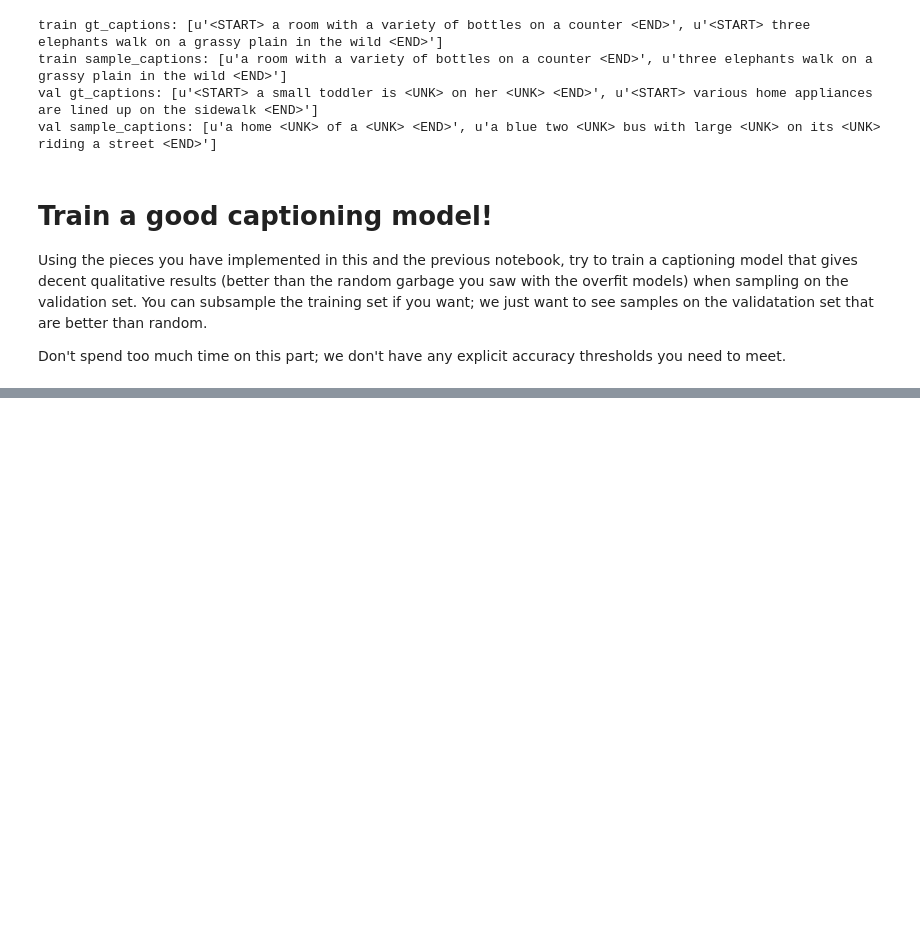
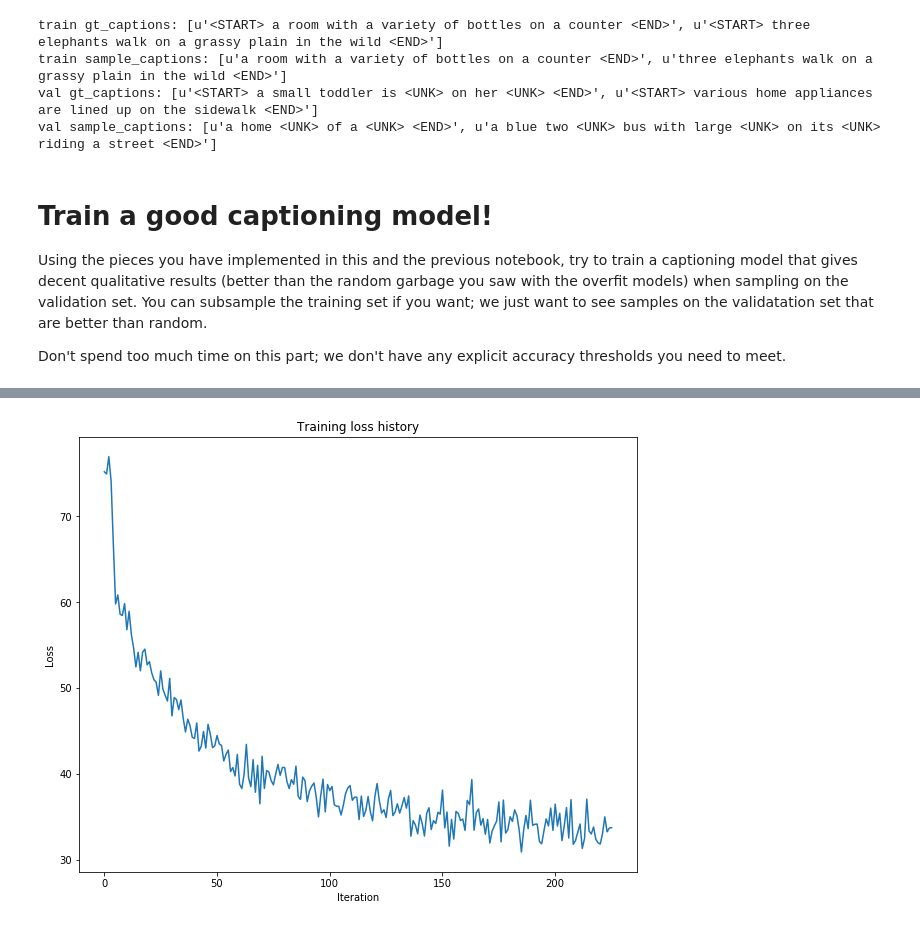
Before and after one commit to zixinh/CNN-RNN, a Jupyter notebook: assignment3/LSTM_Captioning.ipynb, the cells around one changed output, grey strips where cells are left out. Saved outputs shown, nothing was run; the diff lists cells and outputs as text; code cells hidden in the pictures; blank space fills up the shorter version.

```diff
--- a/assignment3/LSTM_Captioning.ipynb
+++ b/assignment3/LSTM_Captioning.ipynb
@@ -363,0 +360,22 @@ pass
+# %%
+lstm_model = CaptioningRNN(
+          cell_type='lstm',
+          word_to_idx=data['word_to_idx'],
+          input_dim=data['train_features'].shape[1],
+          hidden_dim=512,
+          wordvec_dim=256,
+          dtype=np.float32,
+        )
+
+lstm_solver = CaptioningSolver(lstm_model, data,
+           update_rule='adam',
+           num_epochs=1,
+           batch_size=50,
+           optim_config={
+             'learning_rate': 5e-3,
+           },
+           lr_decay=0.995,
+           verbose=True, print_every=10,
+         )
+
+lstm_solver.train()
@@ -363,0 +401,8 @@ pass
+# %%
+plt.plot(lstm_solver.loss_history)
+plt.xlabel('Iteration')
+plt.ylabel('Loss')
+plt.title('Training loss history')
+plt.show()
+# %% [output]
+[figure, added]
```
Also changed, not shown: parts of 3 cells of this notebook, 3 other files.
